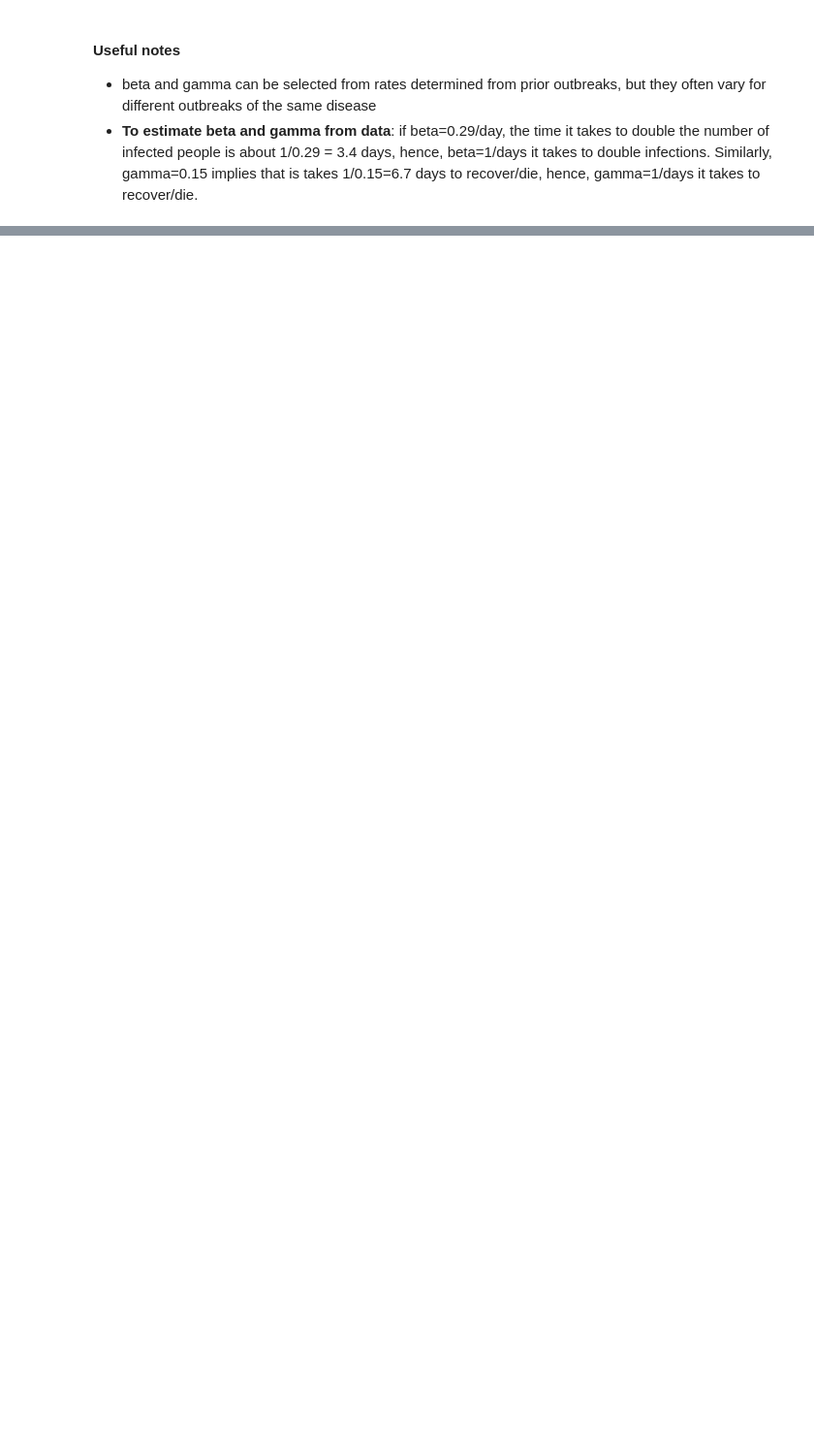
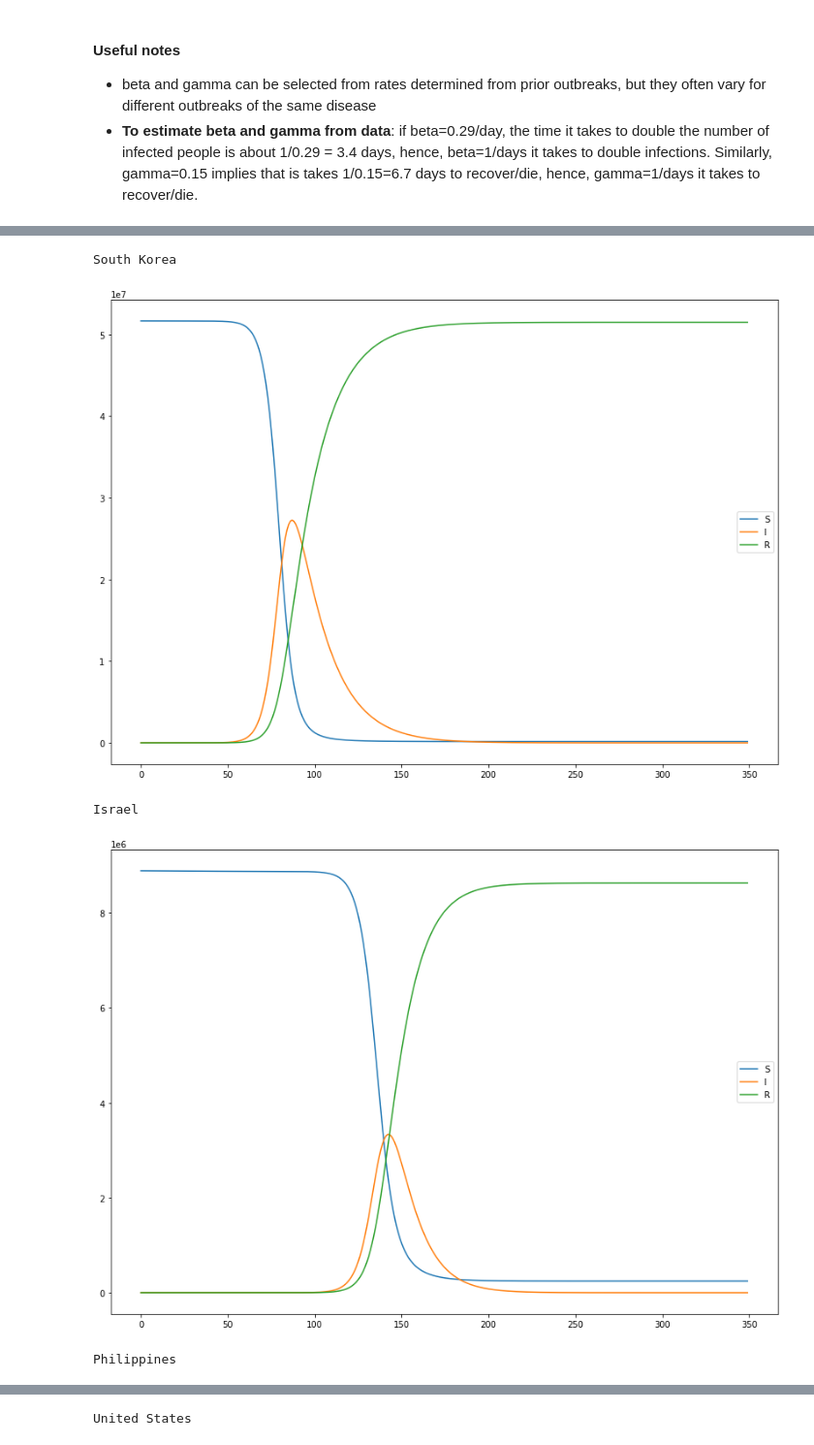
Before and after one commit to DonPablo99/covid-19-world-air-network-analysis, a Jupyter notebook: Model.ipynb, the cells around one changed output, grey strips where cells are left out. Shown at 97% size. Saved outputs shown, nothing was run; the diff lists cells and outputs as text; code cells hidden in the pictures; blank space fills up the shorter version.

```diff
--- a/Model.ipynb
+++ b/Model.ipynb
@@ -256,0 +394,17 @@ countries_peak_day = {c: I_lists[c].index(max(I_lists[c])) for c in countries}
+# %%
+# Visualize simulation results
+x = list(range(T))
+for c in countries:
+    print(c)
+    plt.figure(figsize=(14,10))
+    plt.plot(x, S_lists_tr[c], label="S")
+    plt.plot(x, I_lists_tr[c], label="I")
+    plt.plot(x, R_lists_tr[c], label="R")
+    plt.legend()
+    plt.show()
+# %% [output]
+South Korea
+[figure, added]
+Israel
+[figure, added]
+Philippines
@@ -256,0 +412 @@ countries_peak_day = {c: I_lists[c].index(max(I_lists[c])) for c in countries}
+United States
```
Also changed, not shown: parts of 28 cells of this notebook, 1 other file.
